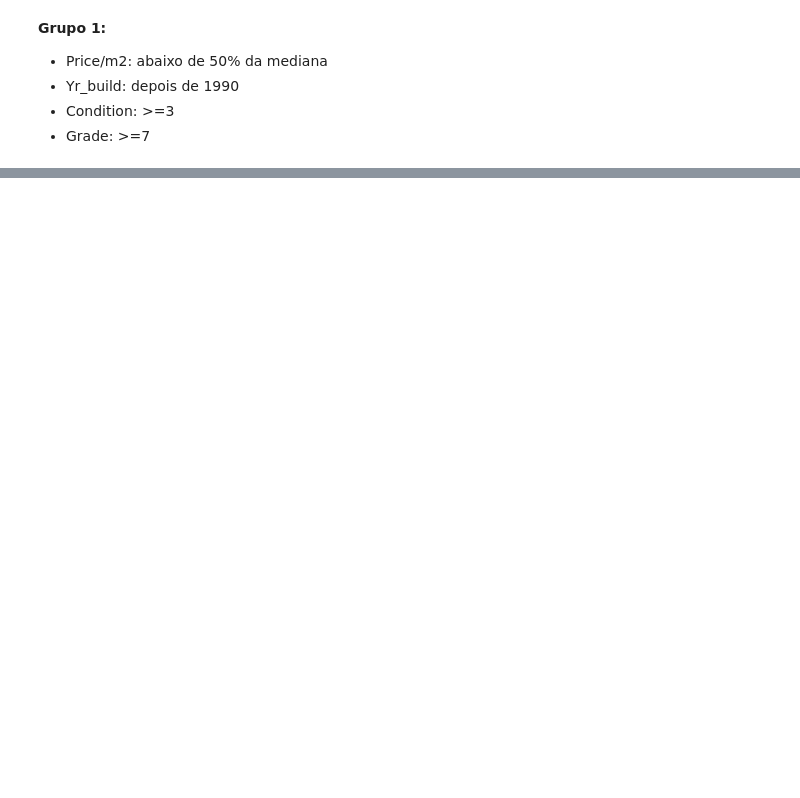
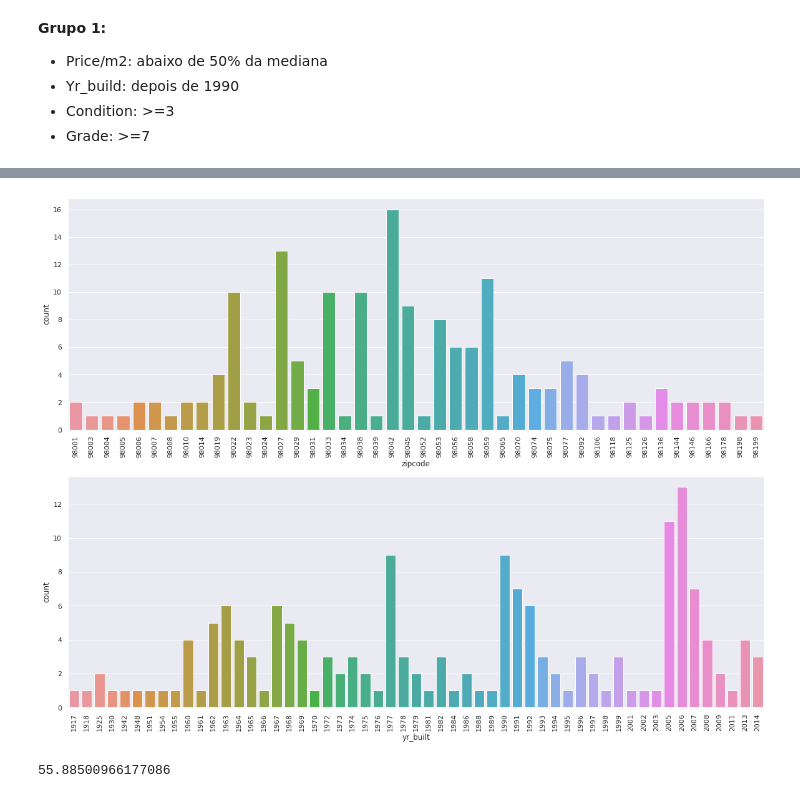
Before and after one commit to vitorhmf/house-rocket, a Jupyter notebook: notebooks/v01_sales_insight.ipynb, the cells around one changed output, grey strips where cells are left out. Saved outputs shown, nothing was run; the diff lists cells and outputs as text; code cells hidden in the pictures; blank space fills up the shorter version.

```diff
--- a/notebooks/v01_sales_insight.ipynb
+++ b/notebooks/v01_sales_insight.ipynb
@@ -690,0 +772,21 @@ print(aux4['id'].count())
+# %%
+sns.set(rc={'figure.figsize':(20,15)})
+
+plt.subplot(2, 1, 1)
+sns.countplot(suggestion_list['zipcode']);
+plt.xticks (rotation=90);
+
+plt.subplot(2, 1, 2)
+sns.countplot(suggestion_list['yr_built']);
+plt.xticks (rotation=90);
+# %% [output]
+[figure, added]
+# %%
+investment = suggestion_list['price'].sum()
+profit = suggestion_list['sale_price'].sum()
+
+roi = (profit / investment -1)*100
+
+roi
+# %% [output]
+55.88500966177086
```
Also changed, not shown: parts of 45 cells of this notebook, 9 other files.
